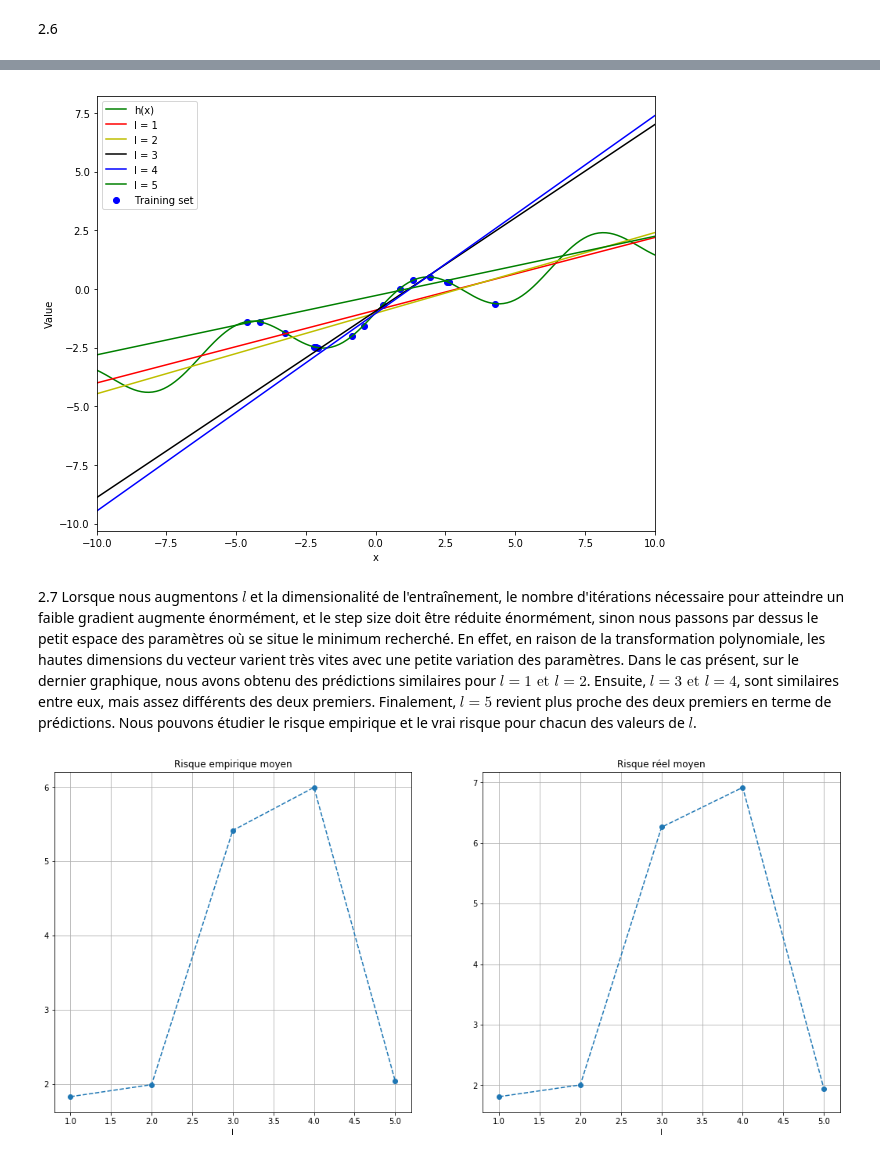
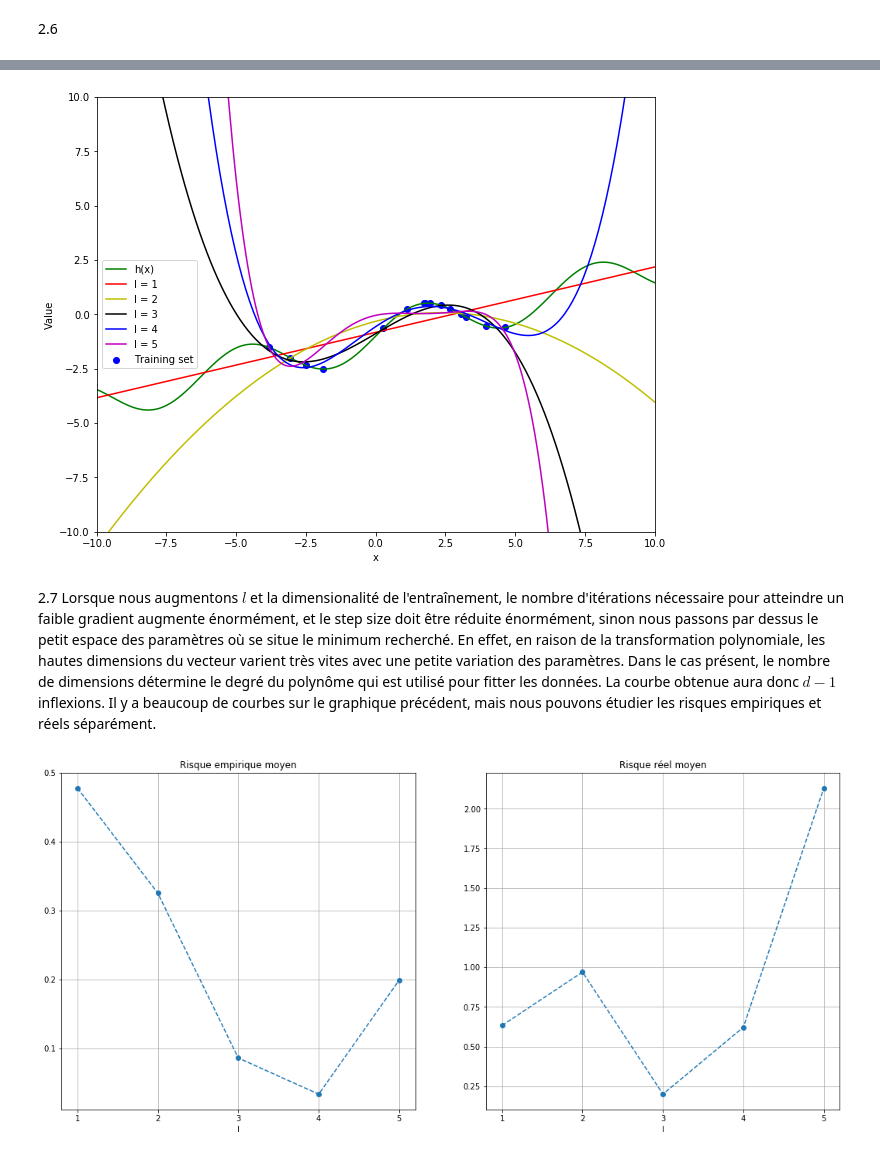
Before and after one commit to OMalenfantThuot/fondements_apprentissage_machine, a Jupyter notebook: Devoir02/Devoir2.ipynb, the cells around one changed output, grey strips where cells are left out. Drawn from its saved outputs; the diff is of its cells as text; code cells hidden in the pictures.

Commit message:
devoir 2 vraiversion finale

```diff
--- a/Devoir02/Devoir2.ipynb
+++ b/Devoir02/Devoir2.ipynb
@@ -244,13 +244,13 @@ plt.close()
 # %% [markdown]
 2.4 Comparaison de l'effet de $\lambda$
 # %%
-Reg_null_lambda = Regression_gradient(Lambda = 0, maxiter=50)
+Reg_null_lambda = Regression_gradient(Lambda = 0, step = 0.01, maxiter=5000)
 Reg_null_lambda.train(data_x,data_h)
-Reg_small_lambda = Regression_gradient(Lambda = 0.5, maxiter=50)
+Reg_small_lambda = Regression_gradient(Lambda = 1, step = 0.01, maxiter=5000)
 Reg_small_lambda.train(data_x,data_h)
-Reg_medium_lambda = Regression_gradient(Lambda = 1.3, maxiter=50)
+Reg_medium_lambda = Regression_gradient(Lambda = 5, step = 0.01, maxiter=5000)
 Reg_medium_lambda.train(data_x,data_h)
-Reg_large_lambda = Regression_gradient(Lambda = 3, maxiter=50)
+Reg_large_lambda = Regression_gradient(Lambda = 100, step = 0.001, maxiter=5000)
 Reg_large_lambda.train(data_x,data_h)
 # %%
 fig, ax = plt.subplots(figsize = (10, 8))
@@ -279,11 +279,12 @@ plt.close()
 data_test = 10 * (np.random.rand(100) - 0.5).reshape(100,1)
 targets = h(data_test)
 lambda_values = [0.0001, 0.001, 0.01, 0.1, 1., 10., 100.]
+step_values = [0.01 , 0.01, 0.01, 0.01, 0.01, 0.005, 0.001]
 # %%
 quad_loss = []
 
-for Lambda in lambda_values:
-    Reg = Regression_gradient(Lambda = Lambda, maxiter=100)
+for Lambda, step in zip(lambda_values, step_values):
+    Reg = Regression_gradient(Lambda = Lambda, step = step, maxiter=10000)
     Reg.train(data_x,data_h)
     predictions = Reg.predict(data_test)
     quad_loss.append(np.mean((predictions - targets)**2))
@@ -306,6 +307,8 @@ L'axe vertical est le log de l'erreur quadratique moyenne, car sinon on perd l'i
 2.6
 # %%
 Lambda = 0.01
+# %%
+x_points = np.linspace(-10, 10, 300).reshape(300,1)
 # %%
 def phi_transform(x,l):
     transformed_points = np.zeros((x.shape[0],l)).reshape(x.shape[0],l)
@@ -347,23 +344,24 @@ print(Reg5.weights)
 # %%
 fig,ax = plt.subplots(figsize = (10,8))
 
 ax.scatter(data_x, data_h, c = 'b', label = 'Training set')
 ax.plot(x_points, h(x_points), c = 'g', label = 'h(x)')
 ax.plot(x_points, Reg1.predict(x_points), c = 'r', label = 'l = 1')
-ax.plot(x_points, Reg2.predict(x_points), c = 'y', label = 'l = 2')
-ax.plot(x_points, Reg3.predict(x_points), c = 'k', label = 'l = 3')
-ax.plot(x_points, Reg4.predict(x_points), c = 'b', label = 'l = 4')
-ax.plot(x_points, Reg5.predict(x_points), c = 'g', label = 'l = 5')
+ax.plot(x_points, Reg2.predict(phi_transform(x_points, l=2)), c = 'y', label = 'l = 2')
+ax.plot(x_points, Reg3.predict(phi_transform(x_points, l=3)), c = 'k', label = 'l = 3')
+ax.plot(x_points, Reg4.predict(phi_transform(x_points, l=4)), c = 'b', label = 'l = 4')
+ax.plot(x_points, Reg5.predict(phi_transform(x_points, l=5)), c = 'm', label = 'l = 5')
 ax.set_xlim(-10, 10)
+ax.set_ylim(-10, 10)
 ax.set_xlabel('x')
 ax.set_ylabel('Value')
 ax.legend()
 plt.show()
 plt.close()
 # %% [output]
-[figure, old version]
+[figure, new version]
 # %% [markdown]
-2.7 Lorsque nous augmentons $l$ et la dimensionalité de l'entraînement, le nombre d'itérations nécessaire pour atteindre un faible gradient augmente énormément, et le step size doit être réduite énormément, sinon nous passons par dessus le petit espace des paramètres où se situe le minimum recherché. En effet, en raison de la transformation polynomiale, les hautes dimensions du vecteur varient très vites avec une petite variation des paramètres. Dans le cas présent, sur le dernier graphique, nous avons obtenu des prédictions similaires pour $l = 1 \text{ et }l = 2$. Ensuite, $l = 3 \text{ et }l = 4$, sont similaires entre eux, mais assez différents des deux premiers. Finalement, $l = 5$ revient plus proche des deux premiers en terme de prédictions. Nous pouvons étudier le risque empirique et le vrai risque pour chacun des valeurs de $l$.
+2.7 Lorsque nous augmentons $l$ et la dimensionalité de l'entraînement, le nombre d'itérations nécessaire pour atteindre un faible gradient augmente énormément, et le step size doit être réduite énormément, sinon nous passons par dessus le petit espace des paramètres où se situe le minimum recherché. En effet, en raison de la transformation polynomiale, les hautes dimensions du vecteur varient très vites avec une petite variation des paramètres. Dans le cas présent, le  nombre de dimensions détermine le degré du polynôme qui est utilisé pour fitter les données. La courbe obtenue aura donc $d-1$ inflexions. Il y a beaucoup de courbes sur le graphique précédent, mais nous pouvons étudier les risques empiriques et réels séparément.
 # %%
 fig,ax = plt.subplots(ncols = 2, figsize = (18,8))
 ax1,ax2 = ax.flatten()
@@ -373,13 +371,13 @@ quad_loss_test = []
 l_list = [1,2,3,4,5]
 reg_list = [Reg1, Reg2, Reg3, Reg4, Reg5]
 
-for i in range(len(reg_list)):
-    predictions = reg_list[i].predict(data_x)
-    quad_loss_emp.append(np.mean((predictions - data_h)**2))
+for reg, l in zip(reg_list, l_list):
+    predictions = reg.predict(phi_transform(data_x, l = l))
+    quad_loss_emp.append(np.mean((predictions - data_h.T)**2))
 
-for i in range(len(reg_list)):
-    predictions = reg_list[i].predict(data_test)
-    quad_loss_test.append(np.mean((predictions - h(data_test))**2))
+for reg, l in zip(reg_list, l_list):
+    predictions = reg.predict(phi_transform(data_test, l = l))
+    quad_loss_test.append(np.mean((predictions - h(data_test).T)**2))
 
 ax1.plot(l_list,quad_loss_emp,'o--')
 ax2.plot(l_list,quad_loss_test,'o--')
@@ -387,7 +385,9 @@ ax1.set_title('Risque empirique moyen')
 ax2.set_title('Risque réel moyen')
 ax1.set_xlabel('l')
 ax2.set_xlabel('l')
+ax1.xaxis.set_ticks(l_list)
+ax2.xaxis.set_ticks(l_list)
 ax1.grid(True)
 ax2.grid(True)
 # %% [output]
-[figure, old version]
+[figure, new version]
```
Also changed, not shown: parts of 12 cells of this notebook.
